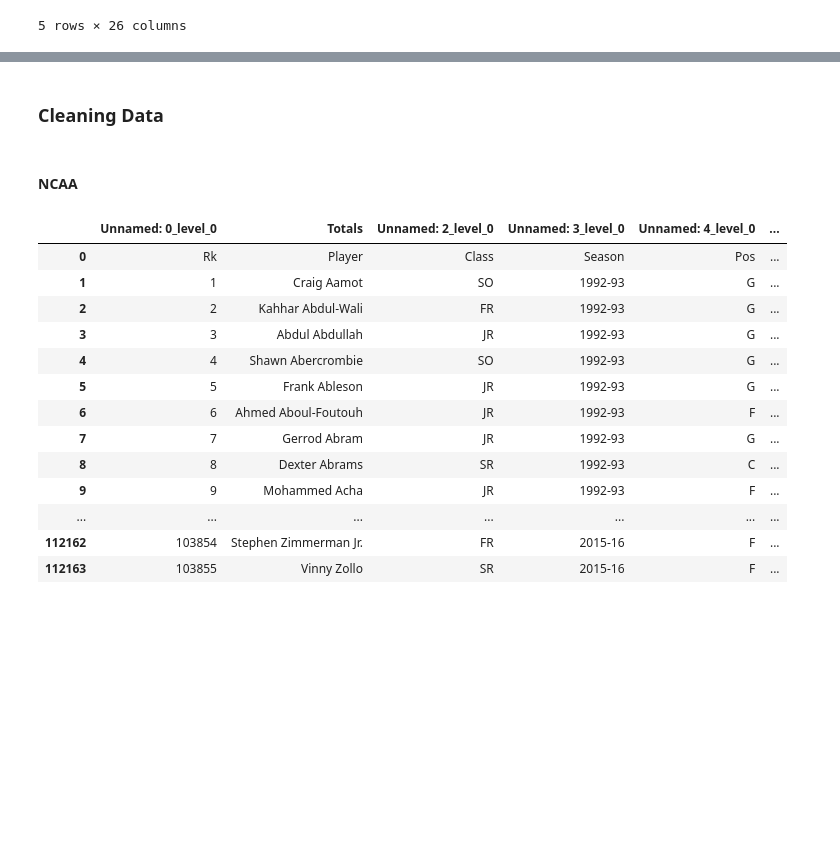
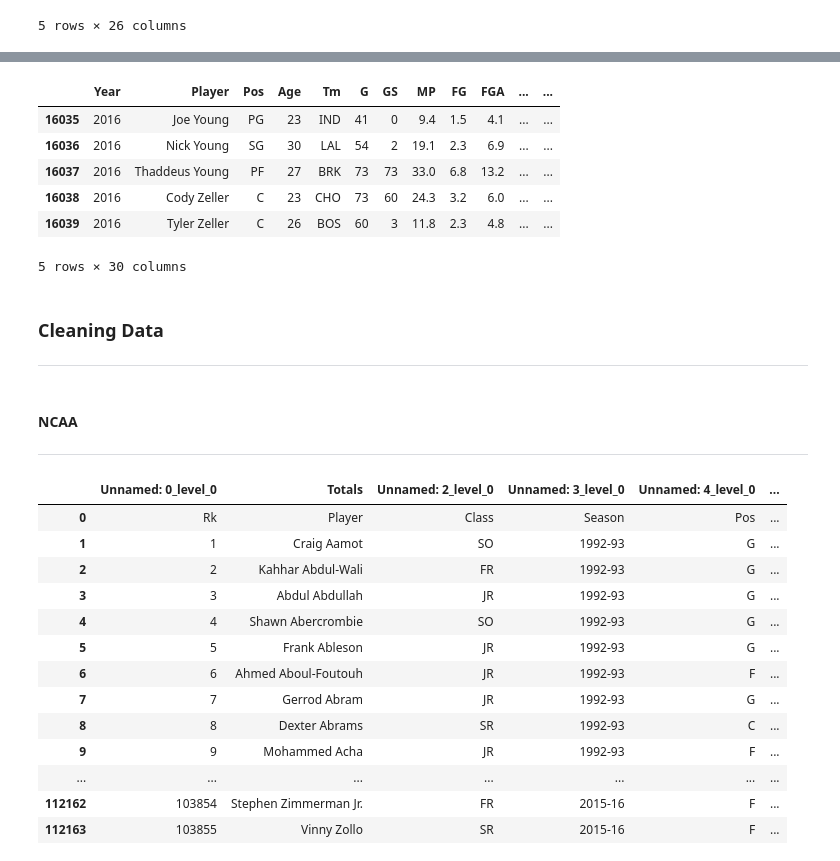
Before and after one commit to andrewfrilot/NBA_Scout, a Jupyter notebook: iPython_Notebooks/Data Cleaning_Learning (Ovais).ipynb, the cells around one changed output, grey strips where cells are left out. Saved outputs shown, nothing was run; the diff lists cells and outputs as text; code cells hidden in the pictures; blank space fills up the shorter version.

```diff
--- a/iPython_Notebooks/Data Cleaning_Learning (Ovais).ipynb
+++ b/iPython_Notebooks/Data Cleaning_Learning (Ovais).ipynb
@@ -208,0 +217,16 @@ NameError: name 'page_html' is not defined
+# %%
+#Test print
+NBA_game_df
+
+NBA_copy = NBA_game_df
+
+#Confirm last record on Web Page with that on DF
+NBA_copy.tail()
+# %% [output]
+|  | Year | Player | Pos | Age | Tm | G | GS | MP | FG | FGA | ... | ... |
+| 16035 | 2016 | Joe Young | PG | 23 | IND | 41 | 0 | 9.4 | 1.5 | 4.1 | ... | ... |
+| 16036 | 2016 | Nick Young | SG | 30 | LAL | 54 | 2 | 19.1 | 2.3 | 6.9 | ... | ... |
+| 16037 | 2016 | Thaddeus Young | PF | 27 | BRK | 73 | 73 | 33.0 | 6.8 | 13.2 | ... | ... |
+| 16038 | 2016 | Cody Zeller | C | 23 | CHO | 73 | 60 | 24.3 | 3.2 | 6.0 | ... | ... |
+| 16039 | 2016 | Tyler Zeller | C | 26 | BOS | 60 | 3 | 11.8 | 2.3 | 4.8 | ... | ... |
+5 rows × 30 columns
@@ -209,7 +236,9 @@ NameError: name 'page_html' is not defined
 # %% [markdown]
 ### Cleaning Data
+***
 # %% [markdown]
 #### NCAA
+***
 # %%
 #Note: Data has not been collected for per game stats, will need to calculate per game stats.
 
```
Also changed, not shown: parts of 14 cells of this notebook, 1 other file.
